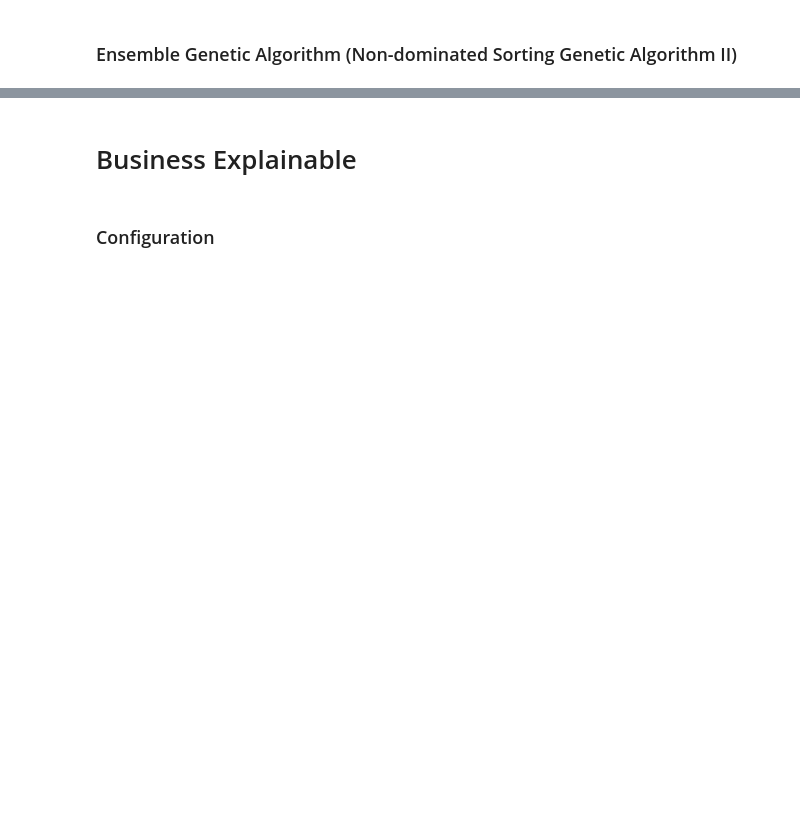
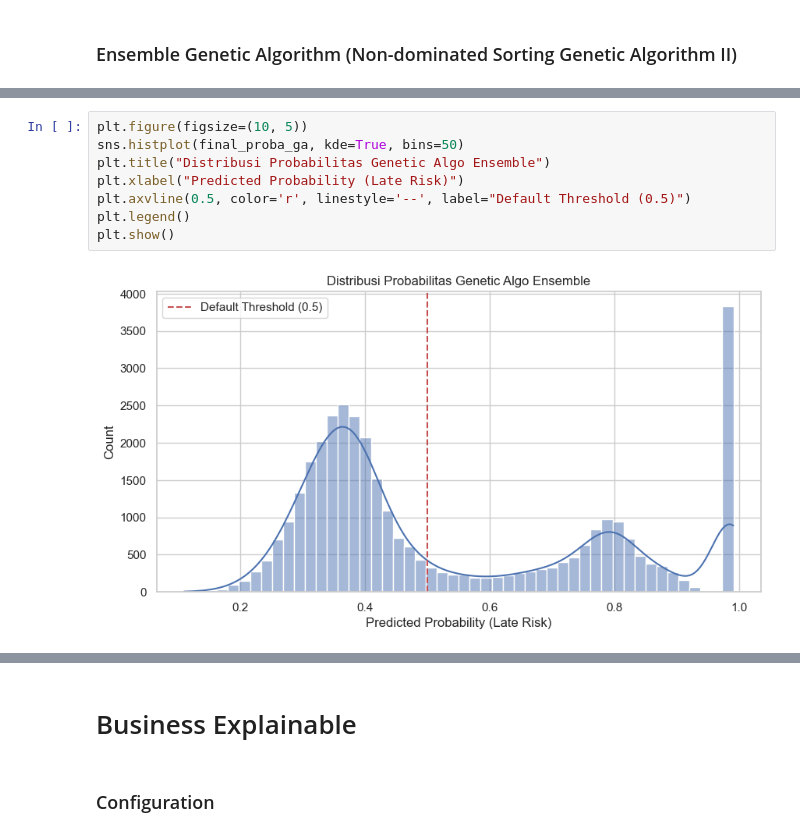
Before and after one commit to ahmdtrdi/LogisticAIOptimization, a Jupyter notebook: notebooks/baseline.ipynb, the cells around one changed output, grey strips where cells are left out. Drawn from its saved outputs; the diff is of its cells as text; blank space fills up the shorter version.

```diff
--- a/notebooks/baseline.ipynb
+++ b/notebooks/baseline.ipynb
@@ -804,3 +804,13 @@ weighted avg       0.93      0.93      0.93     34954
+# %%
+plt.figure(figsize=(10, 5))
+sns.histplot(final_proba_ga, kde=True, bins=50)
+plt.title("Distribusi Probabilitas Genetic Algo Ensemble")
+plt.xlabel("Predicted Probability (Late Risk)")
+plt.axvline(0.5, color='r', linestyle='--', label="Default Threshold (0.5)")
+plt.legend()
+plt.show()
+# %% [output]
+[figure, added]
 # %% [markdown]
 ## Executive Summary: Model Performance Evaluation
 
```
Also changed, not shown: parts of 25 cells of this notebook, 2 other files.
